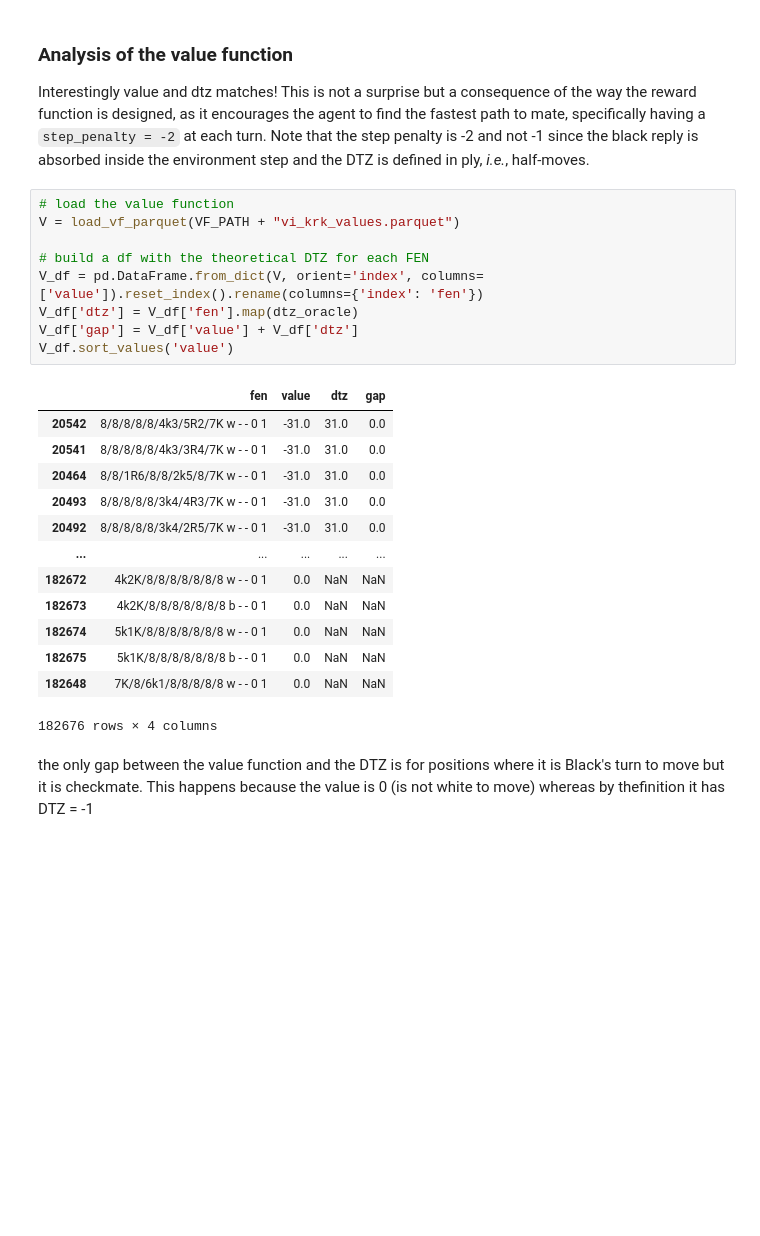
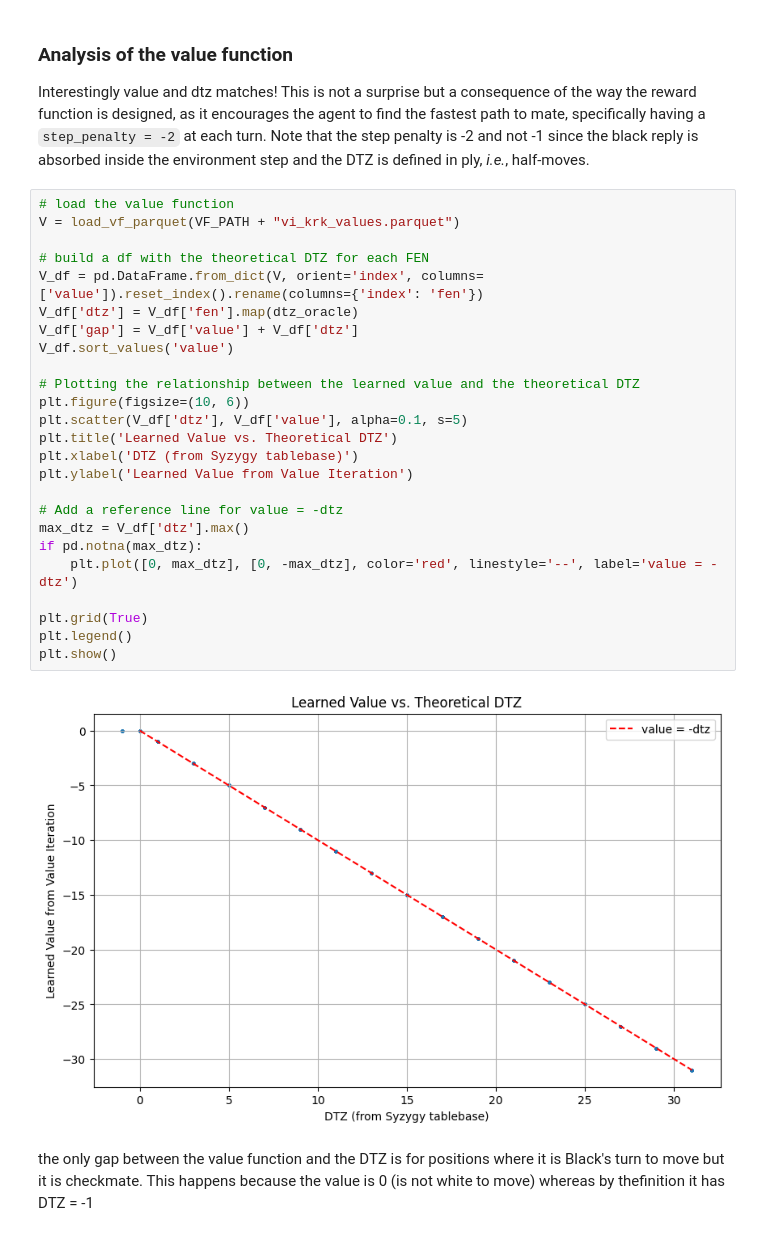
Before and after one commit to giovanni-lucarelli/chess, a Jupyter notebook: results.ipynb, the cells around one changed output. Cells and saved outputs as stored; diff of their text form; blank space fills up the shorter version.

```diff
--- a/results.ipynb
+++ b/results.ipynb
@@ -206,26 +223,30 @@ Interestingly value and dtz matches! This is not a surprise but a consequence of
 # %%
 # load the value function
 V = load_vf_parquet(VF_PATH + "vi_krk_values.parquet")
 
 # build a df with the theoretical DTZ for each FEN
 V_df = pd.DataFrame.from_dict(V, orient='index', columns=['value']).reset_index().rename(columns={'index': 'fen'})
 V_df['dtz'] = V_df['fen'].map(dtz_oracle)
 V_df['gap'] = V_df['value'] + V_df['dtz']
 V_df.sort_values('value')
+
+# Plotting the relationship between the learned value and the theoretical DTZ
+plt.figure(figsize=(10, 6))
+plt.scatter(V_df['dtz'], V_df['value'], alpha=0.1, s=5)
+plt.title('Learned Value vs. Theoretical DTZ')
+plt.xlabel('DTZ (from Syzygy tablebase)')
+plt.ylabel('Learned Value from Value Iteration')
+
+# Add a reference line for value = -dtz
+max_dtz = V_df['dtz'].max()
+if pd.notna(max_dtz):
+    plt.plot([0, max_dtz], [0, -max_dtz], color='red', linestyle='--', label='value = -dtz')
+
+plt.grid(True)
+plt.legend()
+plt.show()
 # %% [output]
-|  | fen | value | dtz | gap |
-| 20542 | 8/8/8/8/8/4k3/5R2/7K w - - 0 1 | -31.0 | 31.0 | 0.0 |
-| 20541 | 8/8/8/8/8/4k3/3R4/7K w - - 0 1 | -31.0 | 31.0 | 0.0 |
-| 20464 | 8/8/1R6/8/8/2k5/8/7K w - - 0 1 | -31.0 | 31.0 | 0.0 |
-| 20493 | 8/8/8/8/8/3k4/4R3/7K w - - 0 1 | -31.0 | 31.0 | 0.0 |
-| 20492 | 8/8/8/8/8/3k4/2R5/7K w - - 0 1 | -31.0 | 31.0 | 0.0 |
-| ... | ... | ... | ... | ... |
-| 182672 | 4k2K/8/8/8/8/8/8/8 w - - 0 1 | 0.0 | NaN | NaN |
-| 182673 | 4k2K/8/8/8/8/8/8/8 b - - 0 1 | 0.0 | NaN | NaN |
-| 182674 | 5k1K/8/8/8/8/8/8/8 w - - 0 1 | 0.0 | NaN | NaN |
-| 182675 | 5k1K/8/8/8/8/8/8/8 b - - 0 1 | 0.0 | NaN | NaN |
-| 182648 | 7K/8/6k1/8/8/8/8/8 w - - 0 1 | 0.0 | NaN | NaN |
-182676 rows × 4 columns
+[figure, added]
 # %% [markdown]
 the only gap between the value function and the DTZ is for positions where it is Black's turn to move but it is checkmate. This happens because the value is 0 (is not white to move) whereas by thefinition it has DTZ = -1
 # %%
```
Also changed, not shown: parts of 13 cells of this notebook, 12 other files.
